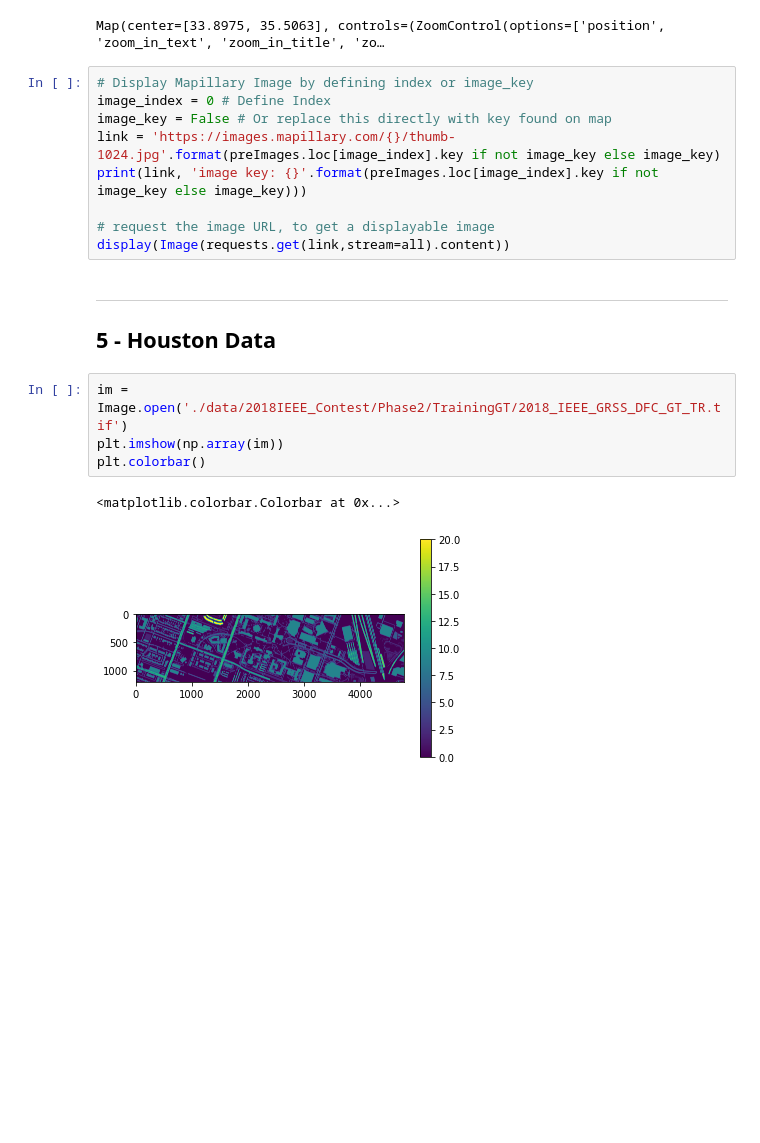
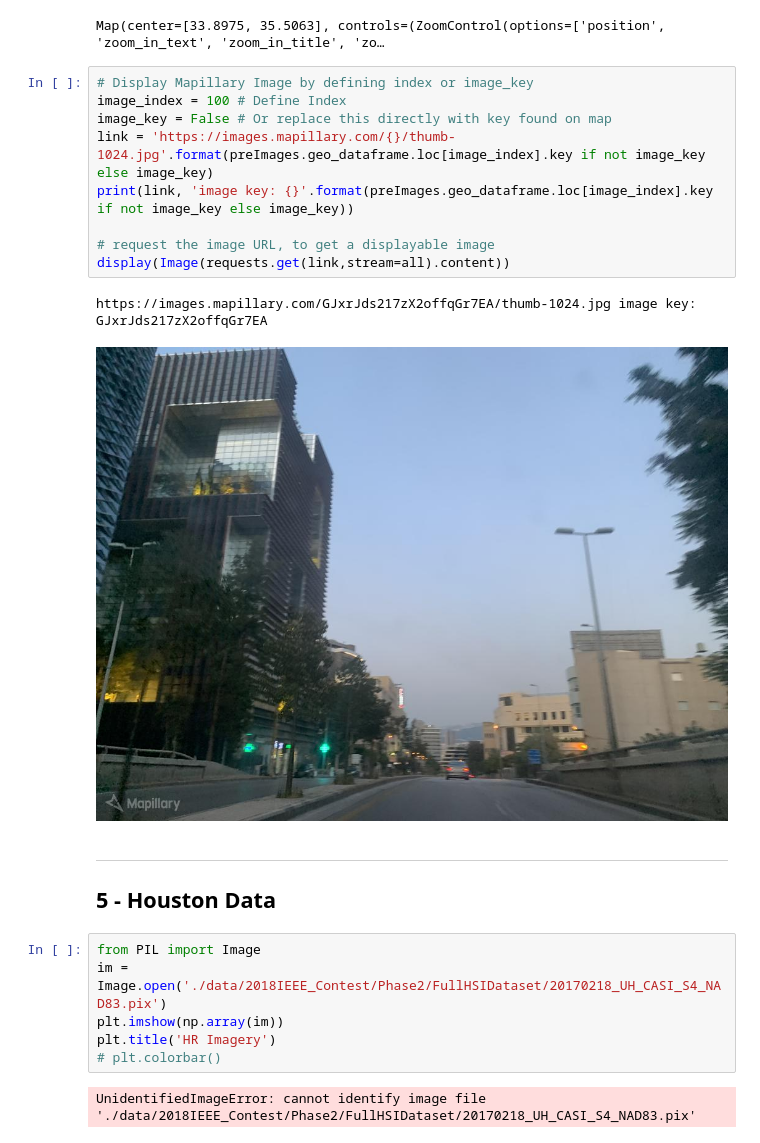
Before and after one commit to luke-scot/damage-assessment, a Jupyter notebook: data_visualisation.ipynb, the cells around one changed output. Cells and saved outputs as stored; diff of their text form; blank space fills up the shorter version.

```diff
--- a/data_visualisation.ipynb
+++ b/data_visualisation.ipynb
@@ -444,20 +452,24 @@ m7.save('./data/mapillaryImagesMap.html', title='Mapillary Map') # Save map for
 Map(center=[33.8975, 35.5063], controls=(ZoomControl(options=['position', 'zoom_in_text', 'zoom_in_title', 'zo…
 # %%
 # Display Mapillary Image by defining index or image_key
-image_index = 0 # Define Index
+image_index = 100 # Define Index
 image_key = False # Or replace this directly with key found on map
-link = 'https://images.mapillary.com/{}/thumb-1024.jpg'.format(preImages.loc[image_index].key if not image_key else image_key)
-print(link, 'image key: {}'.format(preImages.loc[image_index].key if not image_key else image_key)))
+link = 'https://images.mapillary.com/{}/thumb-1024.jpg'.format(preImages.geo_dataframe.loc[image_index].key if not image_key else image_key)
+print(link, 'image key: {}'.format(preImages.geo_dataframe.loc[image_index].key if not image_key else image_key))
 
 # request the image URL, to get a displayable image
 display(Image(requests.get(link,stream=all).content))
+# %% [output]
+https://images.mapillary.com/GJxrJds217zX2offqGr7EA/thumb-1024.jpg image key: GJxrJds217zX2offqGr7EA
+[figure, added]
 # %% [markdown]
 _______________
 ## 5 - Houston Data
 # %%
-im = Image.open('./data/2018IEEE_Contest/Phase2/TrainingGT/2018_IEEE_GRSS_DFC_GT_TR.tif')
+from PIL import Image
+im = Image.open('./data/2018IEEE_Contest/Phase2/FullHSIDataset/20170218_UH_CASI_S4_NAD83.pix')
 plt.imshow(np.array(im))
-plt.colorbar()
+plt.title('HR Imagery')
+# plt.colorbar()
 # %% [output]
-<matplotlib.colorbar.Colorbar at 0x...>
+UnidentifiedImageError: cannot identify image file './data/2018IEEE_Contest/Phase2/FullHSIDataset/20170218_UH_CASI_S4_NAD83.pix'
-[figure, removed]
```
Also changed, not shown: parts of 2 cells of this notebook, 3 other files.
